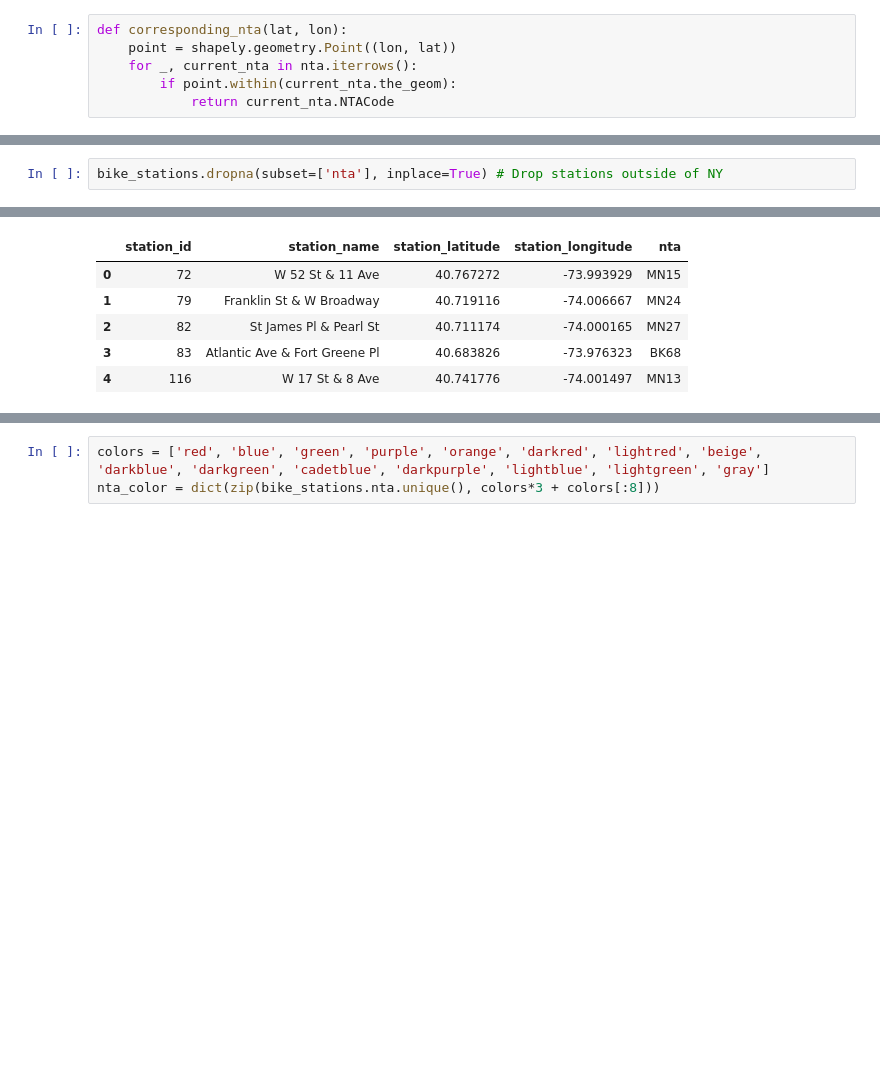
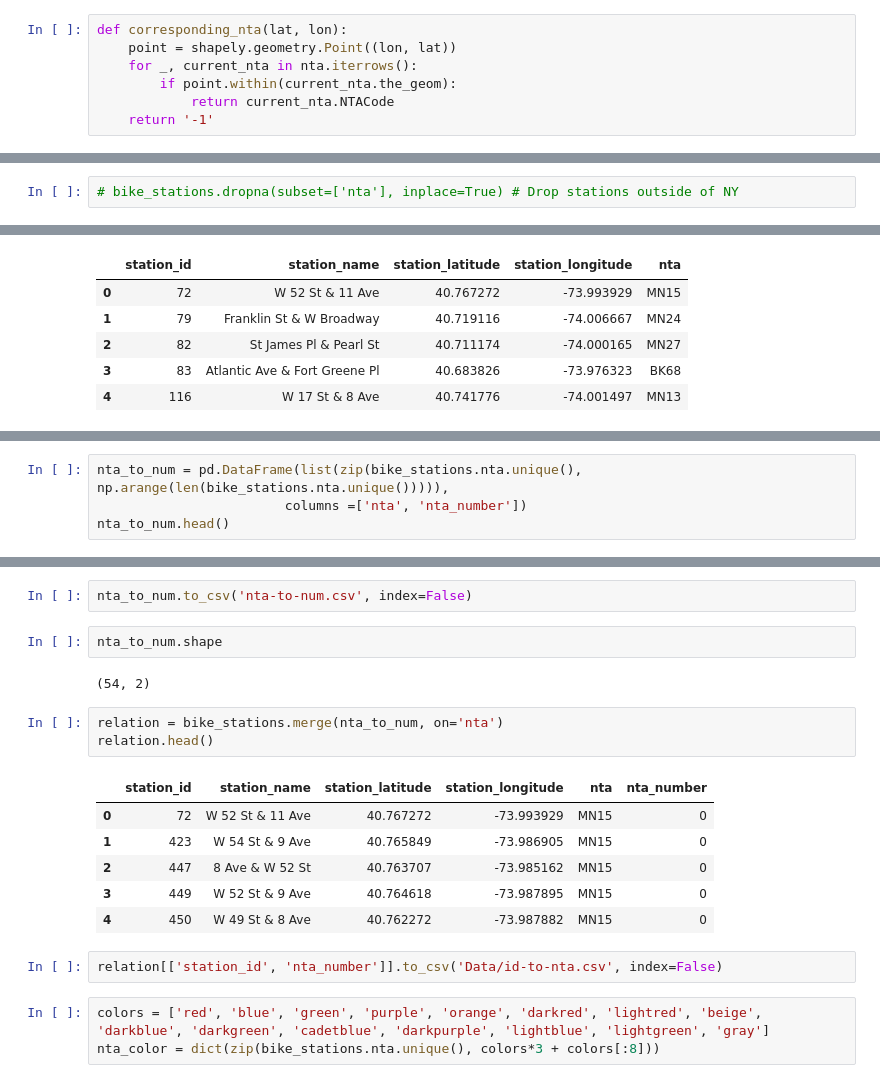
Before and after one commit to fpervaiz/LondonSpringDatathon2020, a Jupyter notebook: draw-stations.ipynb, the cells around one changed output, grey strips where cells are left out. Drawn from its saved outputs; the diff is of its cells as text; blank space fills up the shorter version.

```diff
--- a/draw-stations.ipynb
+++ b/draw-stations.ipynb
@@ -48,10 +48,11 @@ def corresponding_nta(lat, lon):
     for _, current_nta in nta.iterrows():
         if point.within(current_nta.the_geom):
             return current_nta.NTACode
+    return '-1'
 # %%
 bike_stations['nta'] = bike_stations.apply(lambda s: corresponding_nta(s.station_latitude, s.station_longitude), axis=1)
 # %%
-bike_stations.dropna(subset=['nta'], inplace=True) # Drop stations outside of NY
+# bike_stations.dropna(subset=['nta'], inplace=True) # Drop stations outside of NY
 # %%
 bike_stations.head()
 # %% [output]
@@ -73,0 +75,4 @@ array(['MN15', 'MN24', 'MN27', 'BK68', 'MN13', 'BK75', 'MN23', 'MN17',
+# %%
+nta_to_num = pd.DataFrame(list(zip(bike_stations.nta.unique(), np.arange(len(bike_stations.nta.unique())))),
+                        columns =['nta', 'nta_number'])
+nta_to_num.head()
@@ -74,3 +86,21 @@ array(['MN15', 'MN24', 'MN27', 'BK68', 'MN13', 'BK75', 'MN23', 'MN17',
+# %%
+nta_to_num.to_csv('nta-to-num.csv', index=False)
+# %%
+nta_to_num.shape
+# %% [output]
+(54, 2)
+# %%
+relation = bike_stations.merge(nta_to_num, on='nta')
+relation.head()
+# %% [output]
+|  | station_id | station_name | station_latitude | station_longitude | nta | nta_number |
+| 0 | 72 | W 52 St & 11 Ave | 40.767272 | -73.993929 | MN15 | 0 |
+| 1 | 423 | W 54 St & 9 Ave | 40.765849 | -73.986905 | MN15 | 0 |
+| 2 | 447 | 8 Ave & W 52 St | 40.763707 | -73.985162 | MN15 | 0 |
+| 3 | 449 | W 52 St & 9 Ave | 40.764618 | -73.987895 | MN15 | 0 |
+| 4 | 450 | W 49 St & 8 Ave | 40.762272 | -73.987882 | MN15 | 0 |
+# %%
+relation[['station_id', 'nta_number']].to_csv('Data/id-to-nta.csv', index=False)
 # %%
 colors = ['red', 'blue', 'green', 'purple', 'orange', 'darkred', 'lightred', 'beige', 'darkblue', 'darkgreen', 'cadetblue', 'darkpurple', 'lightblue', 'lightgreen', 'gray']
 nta_color = dict(zip(bike_stations.nta.unique(), colors*3 + colors[:8]))
```
Also changed, not shown: parts of 2 cells of this notebook, 6 other files.
